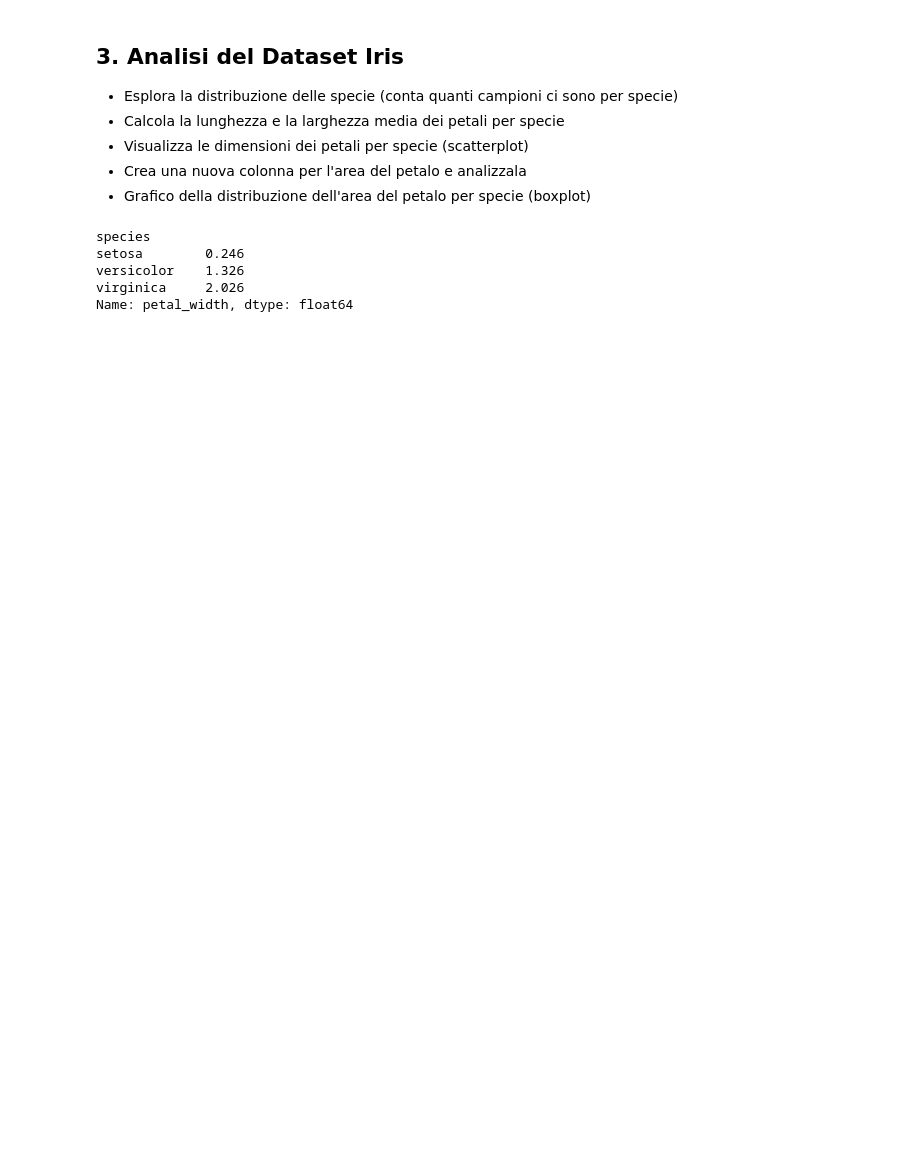
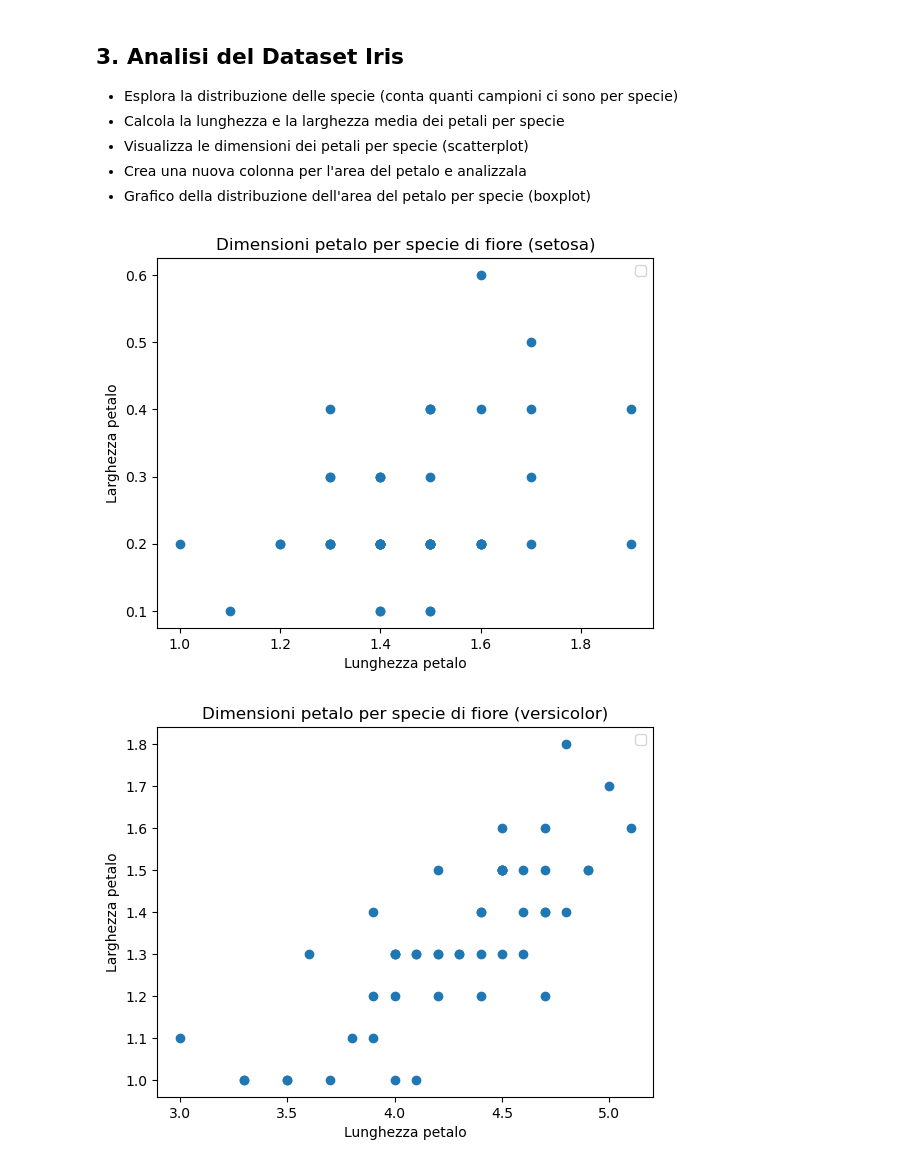
Before and after one commit to AlessioTinti05/ProgrammingLab2, a Jupyter notebook: 4_Esercizi_lez4.ipynb, the cells around one changed output. Drawn from its saved outputs; the diff is of its cells as text; code cells hidden in the pictures; blank space fills up the shorter version.

```diff
--- a/4_Esercizi_lez4.ipynb
+++ b/4_Esercizi_lez4.ipynb
@@ -82,18 +82,25 @@ ModuleNotFoundError: No module named 'seaborn'
 # %%
 import pandas as pd
 import matplotlib.pyplot as plt
 import seaborn as sns
 
 url = "https://raw.githubusercontent.com/mwaskom/seaborn-data/master/iris.csv"
 df = pd.read_csv(url)
 
 df["species"].value_counts()
 
 df.groupby("species")["petal_length"].mean()
 df.groupby("species")["petal_width"].mean()
+
+specie = df["species"].unique()
+for spec in  specie:
+    dati_specie = df[df["species"] == spec]
+    plt.scatter(dati_specie["petal_length"], dati_specie["petal_width"])
+    plt.title("Dimensioni petalo per specie di fiore ({})".format(spec))
+    plt.xlabel("Lunghezza petalo")
+    plt.ylabel("Larghezza petalo")
+    plt.legend()
+    plt.show()
 # %% [output]
-species
-setosa        0.246
-versicolor    1.326
-virginica     2.026
-Name: petal_width, dtype: float64
+[figure, added]
+[figure, added]
```
Also changed, not shown: parts of 1 cell of this notebook.
